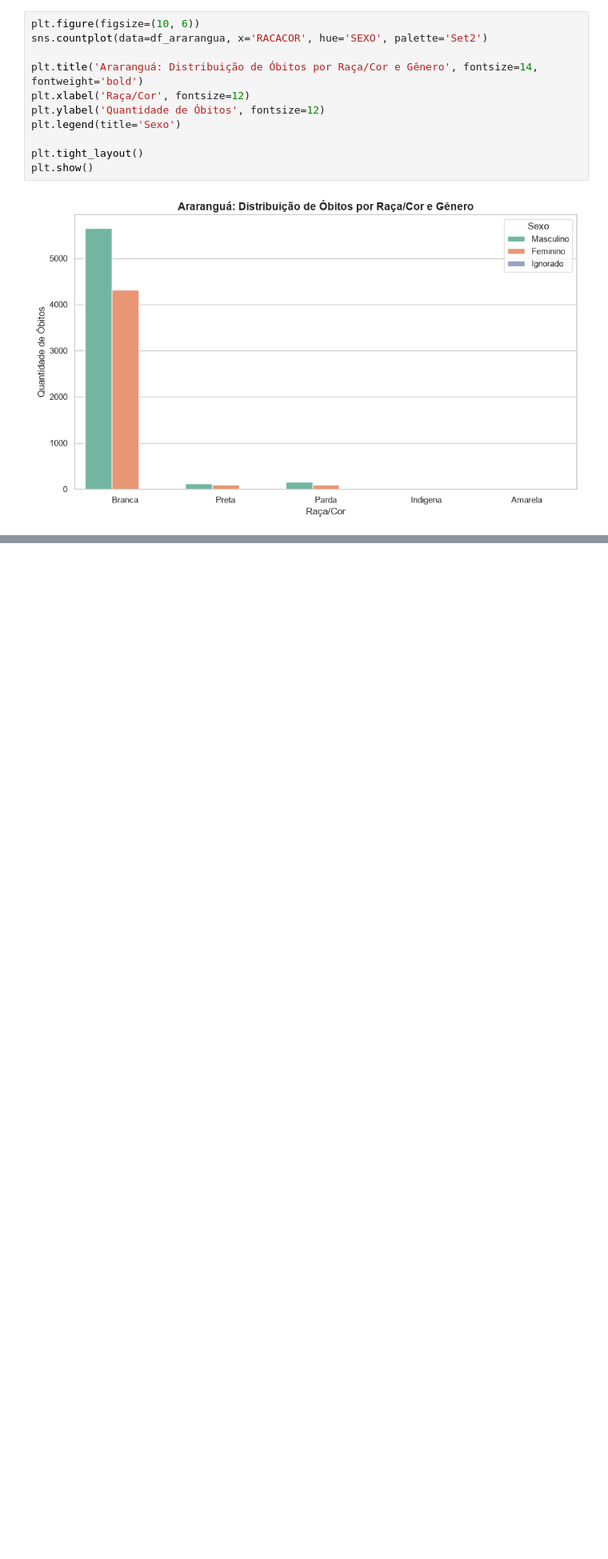
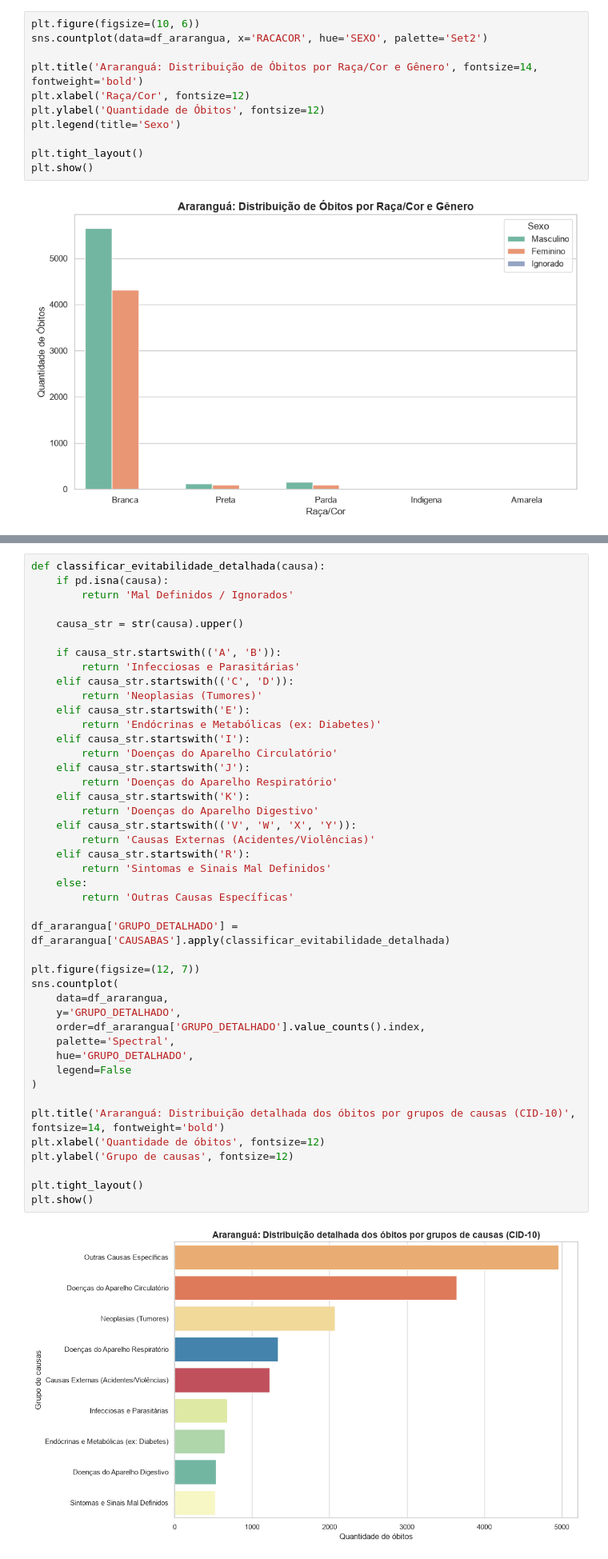
Before and after one commit to ManuelEtiene/PyAnalytics_revision, a Jupyter notebook: notebooks/Sprint_1_mortalidade_evitavel_desigualdades.ipynb, the cells around one changed output, grey strips where cells are left out. Shown at 80% size. Saved outputs shown, nothing was run; the diff lists cells and outputs as text; blank space fills up the shorter version.

```diff
--- a/notebooks/Sprint_1_mortalidade_evitavel_desigualdades.ipynb
+++ b/notebooks/Sprint_1_mortalidade_evitavel_desigualdades.ipynb
@@ -52,0 +77,46 @@ plt.show()
+# %%
+def classificar_evitabilidade_detalhada(causa):
+    if pd.isna(causa):
+        return 'Mal Definidos / Ignorados'
+
+    causa_str = str(causa).upper()
+
+    if causa_str.startswith(('A', 'B')):
+        return 'Infecciosas e Parasitárias'
+    elif causa_str.startswith(('C', 'D')):
+        return 'Neoplasias (Tumores)'
+    elif causa_str.startswith('E'):
+        return 'Endócrinas e Metabólicas (ex: Diabetes)'
+    elif causa_str.startswith('I'):
+        return 'Doenças do Aparelho Circulatório'
+    elif causa_str.startswith('J'):
+        return 'Doenças do Aparelho Respiratório'
+    elif causa_str.startswith('K'):
+        return 'Doenças do Aparelho Digestivo'
+    elif causa_str.startswith(('V', 'W', 'X', 'Y')):
+        return 'Causas Externas (Acidentes/Violências)'
+    elif causa_str.startswith('R'):
+        return 'Sintomas e Sinais Mal Definidos'
+    else:
+        return 'Outras Causas Específicas'
+
+df_ararangua['GRUPO_DETALHADO'] = df_ararangua['CAUSABAS'].apply(classificar_evitabilidade_detalhada)
+
+plt.figure(figsize=(12, 7))
+sns.countplot(
+    data=df_ararangua,
+    y='GRUPO_DETALHADO',
+    order=df_ararangua['GRUPO_DETALHADO'].value_counts().index,
+    palette='Spectral',
+    hue='GRUPO_DETALHADO',
+    legend=False
+)
+
+plt.title('Araranguá: Distribuição detalhada dos óbitos por grupos de causas (CID-10)', fontsize=14, fontweight='bold')
+plt.xlabel('Quantidade de óbitos', fontsize=12)
+plt.ylabel('Grupo de causas', fontsize=12)
+
+plt.tight_layout()
+plt.show()
+# %% [output]
+[figure, added]
```
Also changed, not shown: parts of 21 cells of this notebook, 3 other files.
